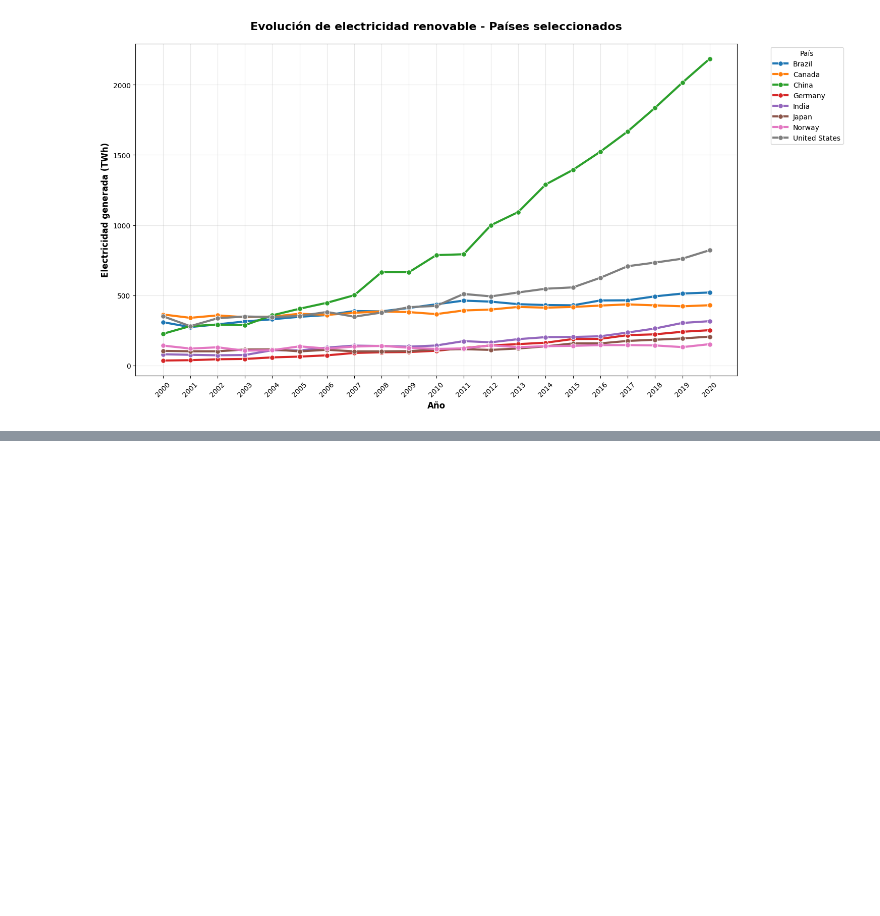
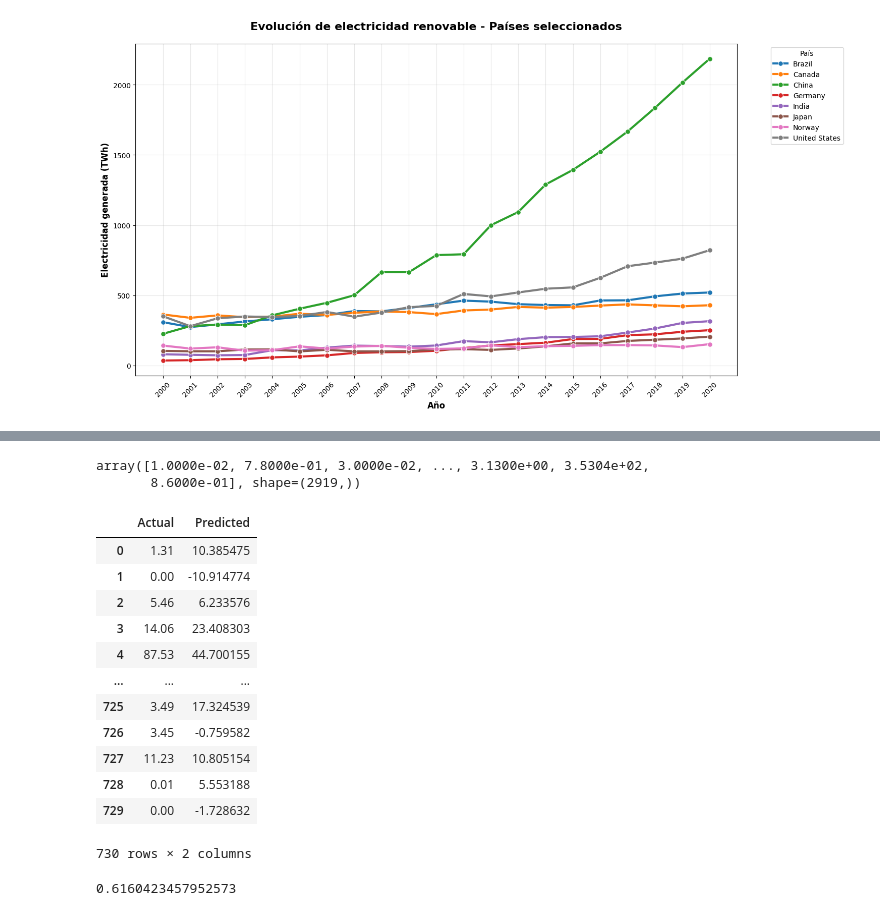
Before and after one commit to juanejd/prediction-model-renewable-energy, a Jupyter notebook: ADA_ML_LR.ipynb, the cells around one changed output, grey strips where cells are left out. Saved outputs shown, nothing was run; the diff lists cells and outputs as text; code cells hidden in the pictures; blank space fills up the shorter version.

```diff
--- a/ADA_ML_LR.ipynb
+++ b/ADA_ML_LR.ipynb
@@ -645,0 +690,7 @@ Países no encontrados: set()
+# %%
+ct = ColumnTransformer(
+    [("one_hot_encoder", OneHotEncoder(), [0])],
+    remainder="passthrough",
+)
+X_encoded = ct.fit_transform(X)
+X_encoded
@@ -645,0 +700,11 @@ Países no encontrados: set()
+# %%
+# Separar el dataset en entrenamiento y prueba
+X_train, X_test, y_train, y_test = train_test_split(
+    X_encoded, y, test_size=0.2, random_state=42
+)
+# %%
+# Escalar las caracteristicas
+sc = StandardScaler()
+
+Xsc = sc.fit_transform(X_train)
+X_test = sc.transform(X_test)
@@ -645,0 +727,30 @@ Países no encontrados: set()
+# %%
+y_train
+# %% [output]
+array([1.0000e-02, 7.8000e-01, 3.0000e-02, ..., 3.1300e+00, 3.5304e+02,
+       8.6000e-01], shape=(2919,))
+# %%
+model = LinearRegression()
+model.fit(X_train, y_train)
+y_pred = model.predict(X_test)
+# %%
+dataframe = pd.DataFrame({"Actual": y_test, "Predicted": y_pred})
+dataframe
+# %% [output]
+|  | Actual | Predicted |
+| 0 | 1.31 | 10.385475 |
+| 1 | 0.00 | -10.914774 |
+| 2 | 5.46 | 6.233576 |
+| 3 | 14.06 | 23.408303 |
+| 4 | 87.53 | 44.700155 |
+| ... | ... | ... |
+| 725 | 3.49 | 17.324539 |
+| 726 | 3.45 | -0.759582 |
+| 727 | 11.23 | 10.805154 |
+| 728 | 0.01 | 5.553188 |
+| 729 | 0.00 | -1.728632 |
+730 rows × 2 columns
+# %%
+r2_score(y_test, y_pred)
+# %% [output]
+0.6160423457952573
```
Also changed, not shown: parts of 13 cells of this notebook.
